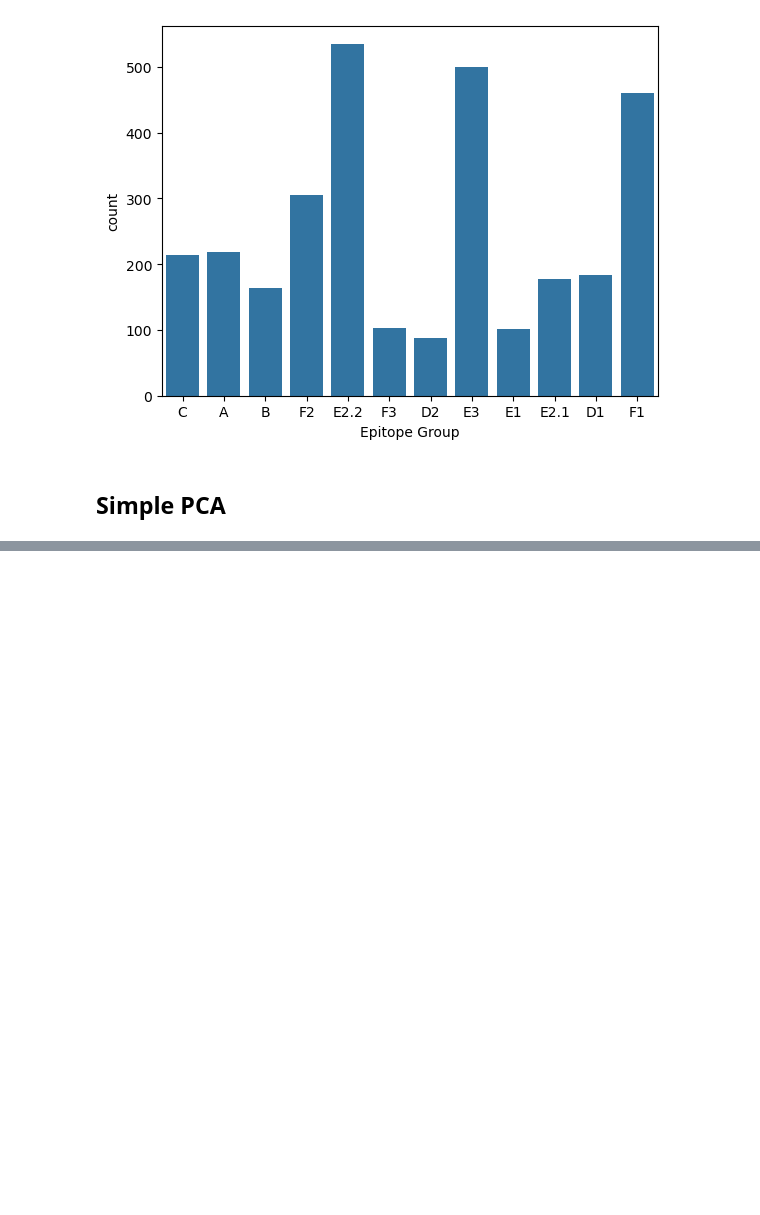
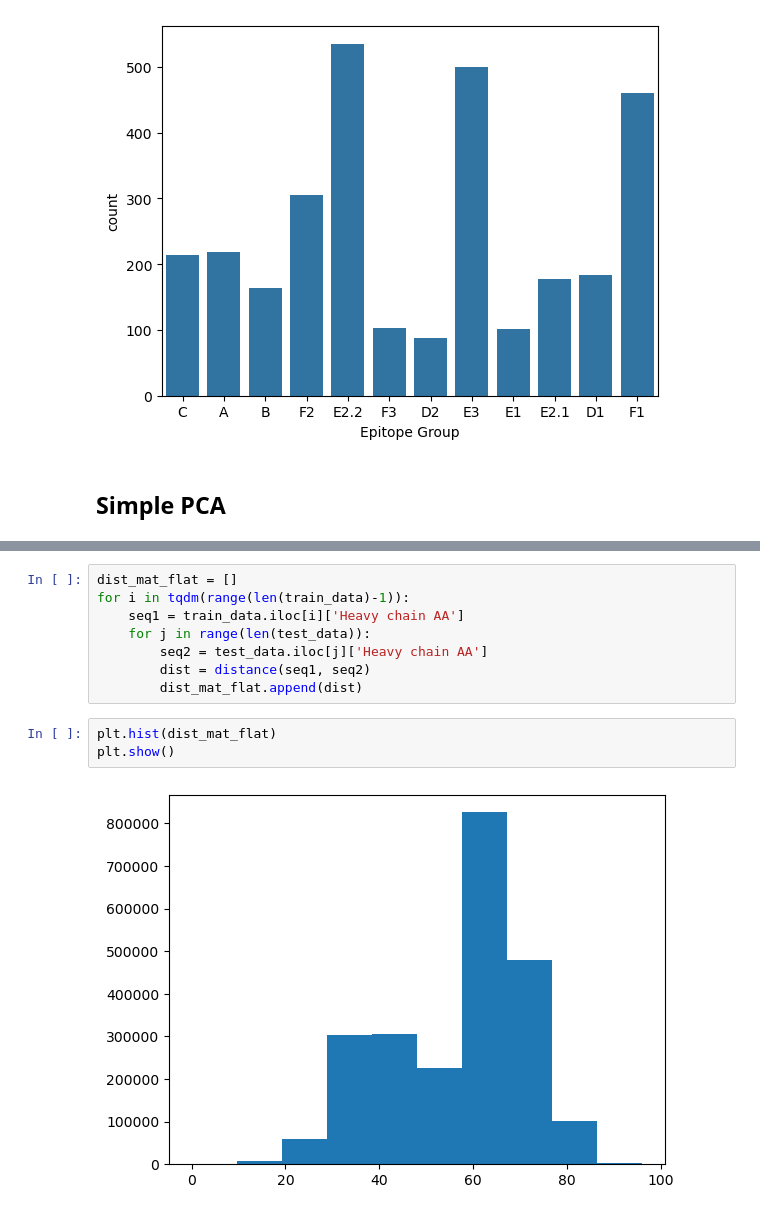
Before and after one commit to JonasBlomquist/AI4ProtEng_AIntibody, a Jupyter notebook: notebooks/data_load.ipynb, the cells around one changed output, grey strips where cells are left out. Drawn from its saved outputs; the diff is of its cells as text; blank space fills up the shorter version.

```diff
--- a/notebooks/data_load.ipynb
+++ b/notebooks/data_load.ipynb
@@ -113,0 +254,13 @@ hc_encodings
+# %%
+dist_mat_flat = []
+for i in tqdm(range(len(train_data)-1)):
+    seq1 = train_data.iloc[i]['Heavy chain AA']
+    for j in range(len(test_data)):
+        seq2 = test_data.iloc[j]['Heavy chain AA']
+        dist = distance(seq1, seq2)
+        dist_mat_flat.append(dist)
+# %%
+plt.hist(dist_mat_flat)
+plt.show()
+# %% [output]
+[figure, added]
```
Also changed, not shown: parts of 24 cells of this notebook.
